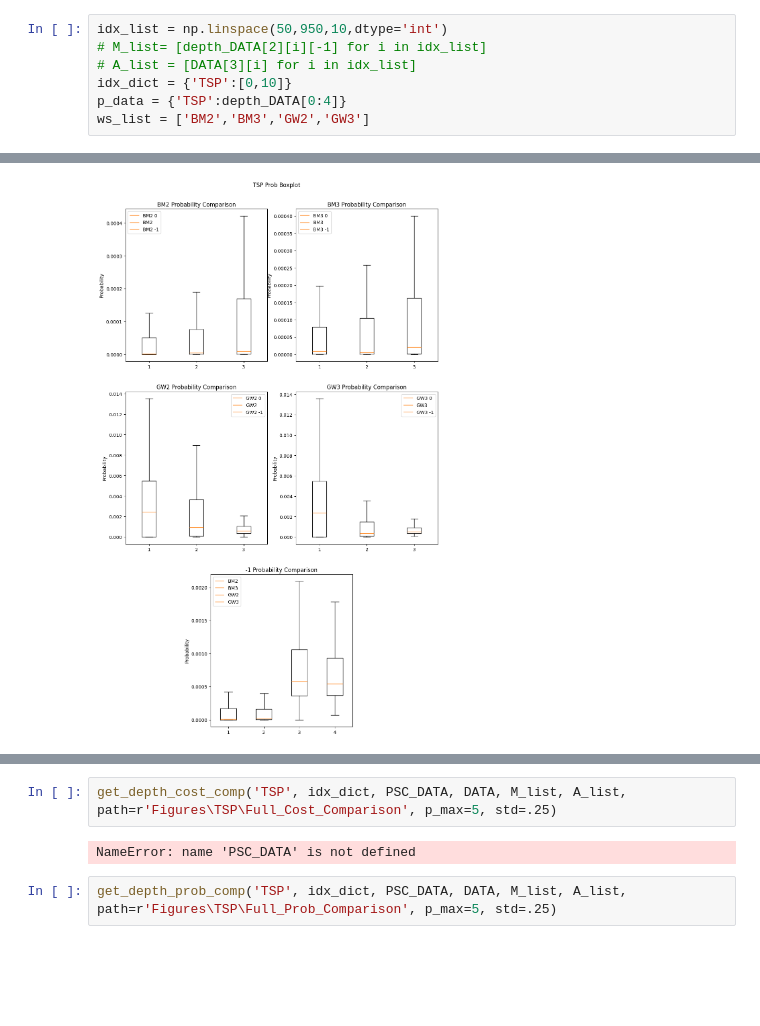
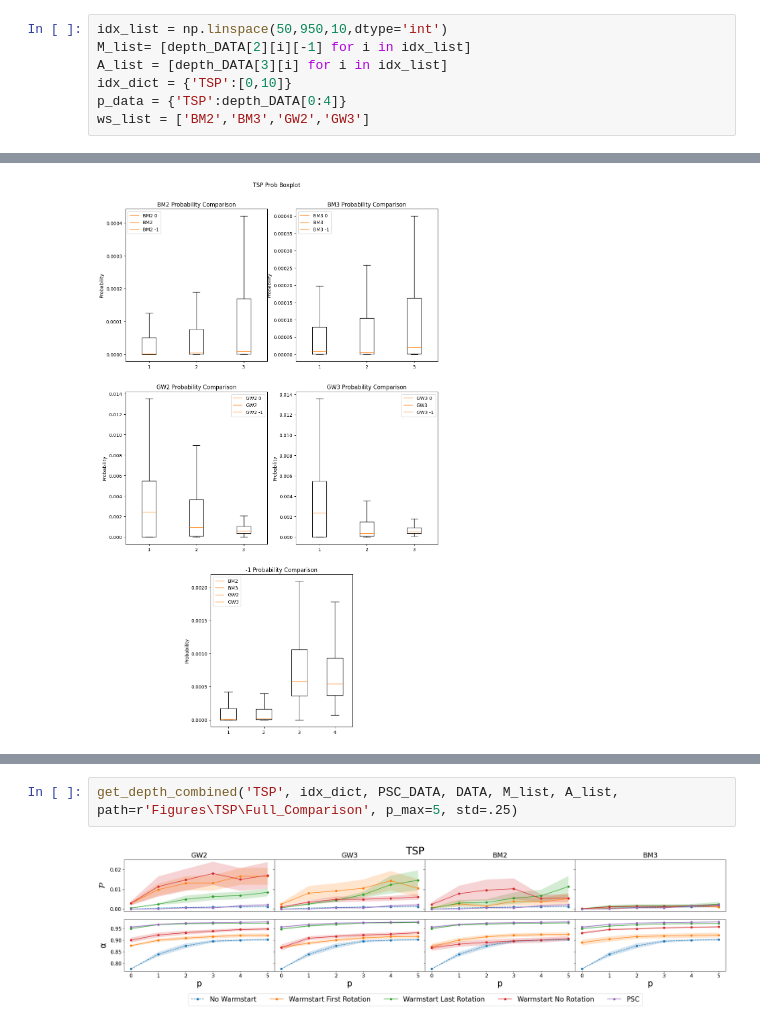
Before and after one commit to BBhattacharyya1729/QUBO_To_MaxCut, a Jupyter notebook: TSPPlots.ipynb, the cells around one changed output, grey strips where cells are left out. Cells and saved outputs as stored; diff of their text form; blank space fills up the shorter version.

```diff
--- a/TSPPlots.ipynb
+++ b/TSPPlots.ipynb
@@ -16,8 +13,8 @@ ImportError('DLL load failed while importing qdldl: The specified module could n
 depth_DATA= pkl.load( open ("TSPMISDepth0Test.p", "rb") )
 # %%
 idx_list = np.linspace(50,950,10,dtype='int')
-# M_list= [depth_DATA[2][i][-1] for i in idx_list]
-# A_list = [DATA[3][i] for i in idx_list]
+M_list= [depth_DATA[2][i][-1] for i in idx_list]
+A_list = [depth_DATA[3][i] for i in idx_list]
 idx_dict = {'TSP':[0,10]}
 p_data = {'TSP':depth_DATA[0:4]}
 ws_list = ['BM2','BM3','GW2','GW3']
@@ -44,6 +41,4 @@ final_boxplot("TSP", p_data, path=r'Figures\TSP\Comparison_Boxplot')
-# %%
-get_depth_cost_comp('TSP', idx_dict, PSC_DATA, DATA, M_list, A_list, path=r'Figures\TSP\Full_Cost_Comparison', p_max=5, std=.25)
-# %% [output]
-NameError: name 'PSC_DATA' is not defined
-# %%
-get_depth_prob_comp('TSP', idx_dict, PSC_DATA, DATA, M_list, A_list, path=r'Figures\TSP\Full_Prob_Comparison', p_max=5, std=.25)
+# %%
+get_depth_combined('TSP', idx_dict, PSC_DATA, DATA, M_list, A_list, path=r'Figures\TSP\Full_Comparison', p_max=5, std=.25)
+# %% [output]
+[figure, added]
```
Also changed, not shown: parts of 3 cells of this notebook, 44 other files.
